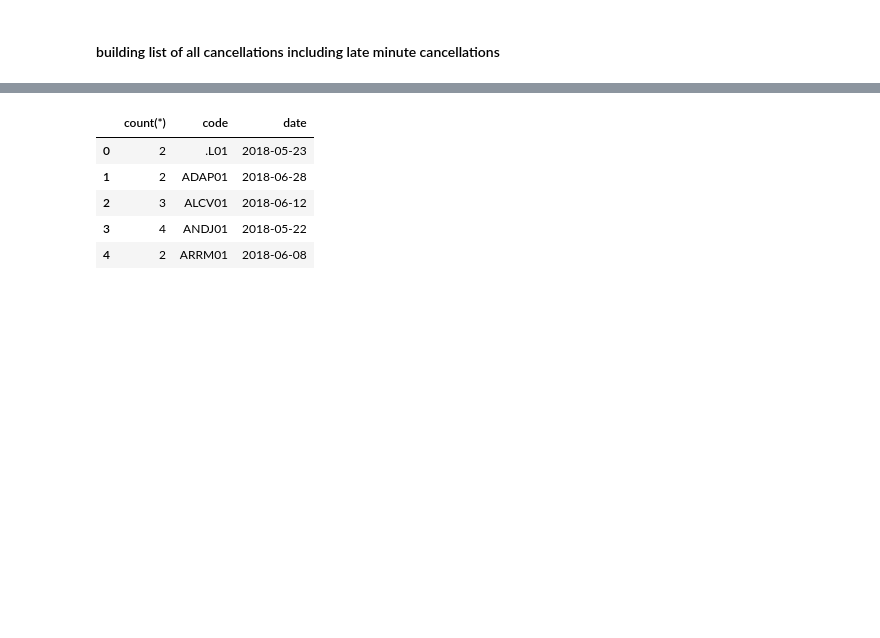
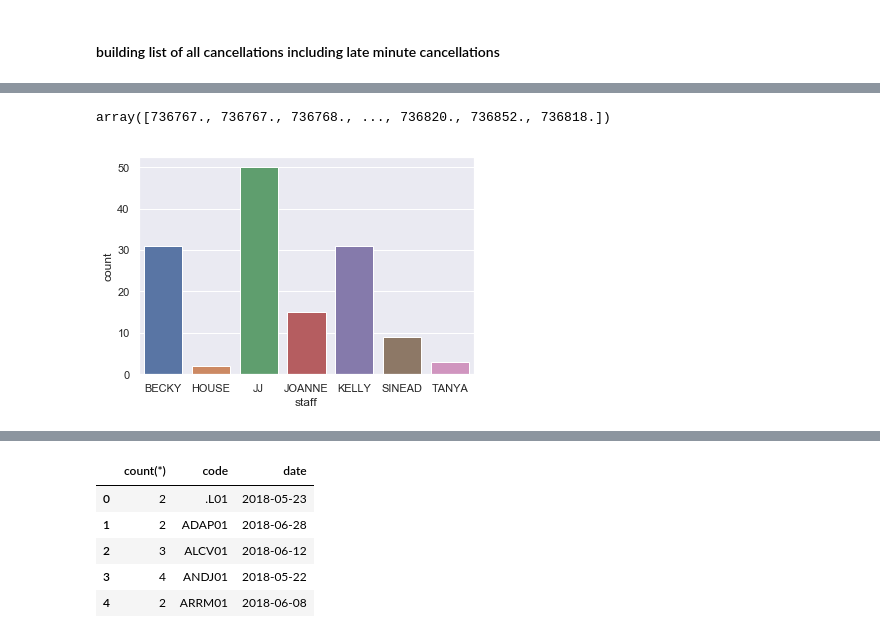
Before and after one commit to ericma007/p1, a Jupyter notebook: notebooks/init-database-exploration.ipynb, the cells around one changed output, grey strips where cells are left out. Cells and saved outputs as stored; diff of their text form; code cells hidden in the pictures; blank space fills up the shorter version.

```diff
--- a/notebooks/init-database-exploration.ipynb
+++ b/notebooks/init-database-exploration.ipynb
@@ -704,0 +720,3 @@ len(resquery)
+# %%
+fbooking=pd.concat([bookings,cancellationnoshow],sort=False)
+len(fbooking)
@@ -704,0 +725,3 @@ len(resquery)
+# %%
+fbooking2=fbooking.copy()
+fbooking2.dtypes
@@ -704,0 +761,7 @@ len(resquery)
+# %%
+fbooking2['dayinweek']=pd.to_datetime(fbooking2['date']).apply(lambda x: x.weekday()).astype('category')
+fbooking2
+fbooking2['staff']=fbooking2.staff.astype('category')
+fbooking2['category']=fbooking2.category.astype('category')
+fbooking2['dayinweek'].unique()
+fbooking2[fbooking2.dayinweek==0]
@@ -704,0 +790,10 @@ len(resquery)
+# %%
+serie2=pd.series
+series.hist()
+pyplot.show()
+# %% [output]
+array([736767., 736767., 736768., ..., 736820., 736852., 736818.])
+# %%
+ax = sns.countplot(x="staff",data=fbooking2[fbooking.noshowflag==1])
+# %% [output]
+[figure, added]
```
Also changed, not shown: parts of 34 cells of this notebook, 3 other files.
